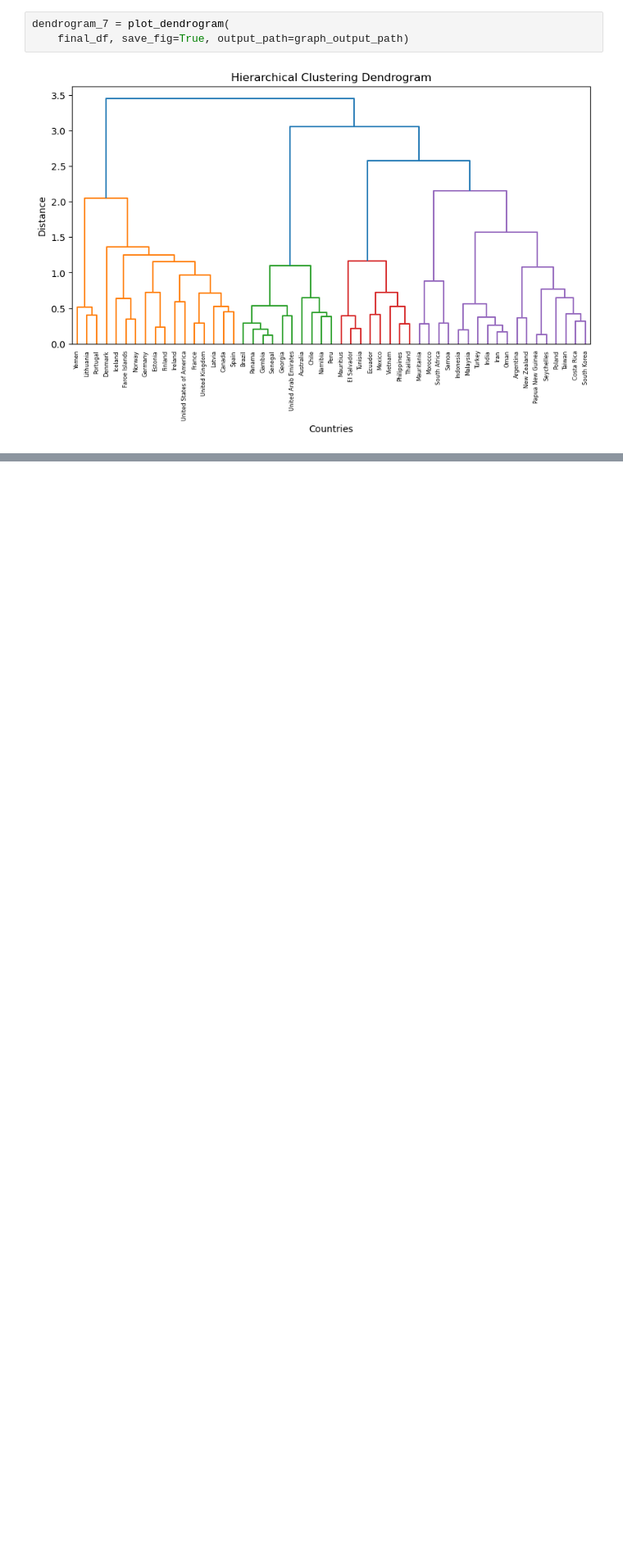
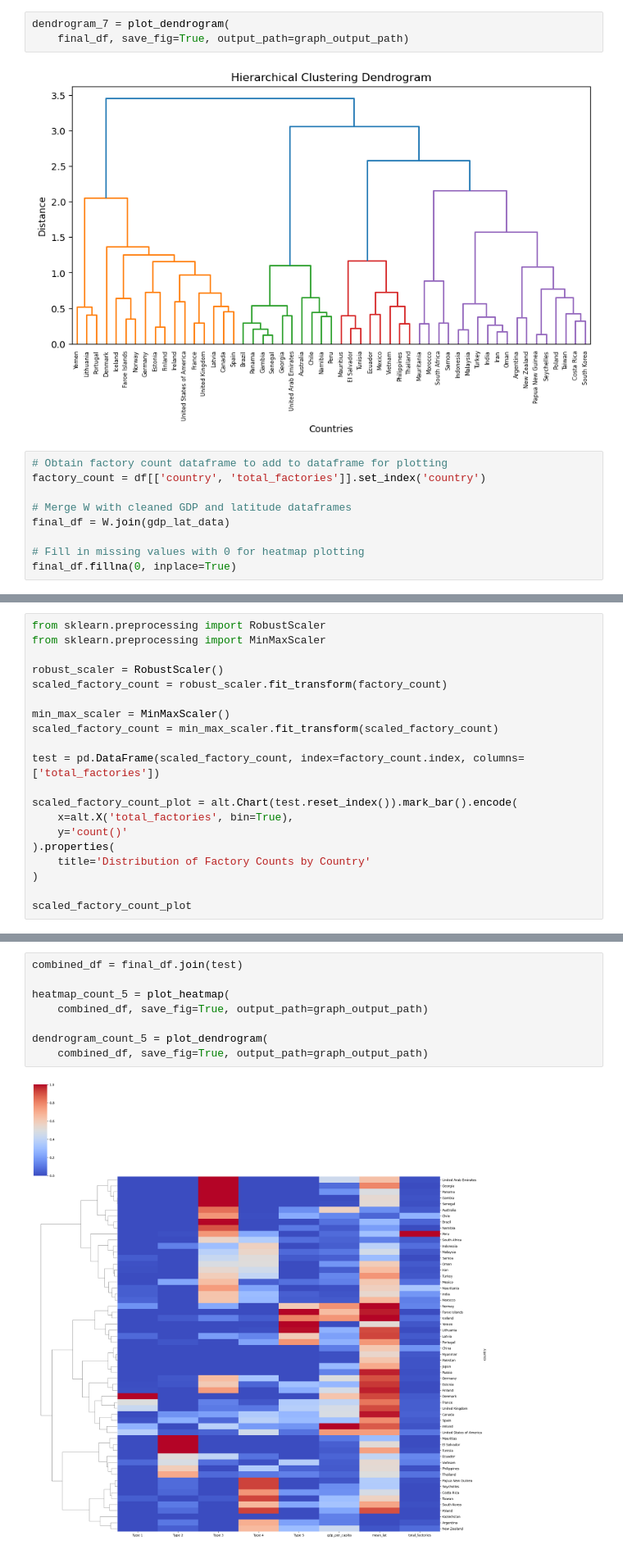
Before and after one commit to SeaAroundUs/end-use-clustering, a Jupyter notebook: src/clustering_testing.ipynb, the cells around one changed output, grey strips where cells are left out. Shown at 82% size. Cells and saved outputs as stored; diff of their text form; blank space fills up the shorter version.

```diff
--- a/src/clustering_testing.ipynb
+++ b/src/clustering_testing.ipynb
@@ -193,3 +196,12 @@ dendrogram_7 = plot_dendrogram(
     final_df, save_fig=True, output_path=graph_output_path)
 # %% [output]
 [figure]
+# %%
+# Obtain factory count dataframe to add to dataframe for plotting
+factory_count = df[['country', 'total_factories']].set_index('country')
+
+# Merge W with cleaned GDP and latitude dataframes
+final_df = W.join(gdp_lat_data)
+
+# Fill in missing values with 0 for heatmap plotting
+final_df.fillna(0, inplace=True)
@@ -195,0 +243,20 @@ dendrogram_7 = plot_dendrogram(
+# %%
+from sklearn.preprocessing import RobustScaler
+from sklearn.preprocessing import MinMaxScaler
+
+robust_scaler = RobustScaler()
+scaled_factory_count = robust_scaler.fit_transform(factory_count)
+
+min_max_scaler = MinMaxScaler()
+scaled_factory_count = min_max_scaler.fit_transform(scaled_factory_count)
+
+test = pd.DataFrame(scaled_factory_count, index=factory_count.index, columns=['total_factories'])
+
+scaled_factory_count_plot = alt.Chart(test.reset_index()).mark_bar().encode(
+    x=alt.X('total_factories', bin=True),
+    y='count()'
+).properties(
+    title='Distribution of Factory Counts by Country'
+)
+
+scaled_factory_count_plot
@@ -195,0 +265,10 @@ dendrogram_7 = plot_dendrogram(
+# %%
+combined_df = final_df.join(test)
+
+heatmap_count_5 = plot_heatmap(
+    combined_df, save_fig=True, output_path=graph_output_path)
+
+dendrogram_count_5 = plot_dendrogram(
+    combined_df, save_fig=True, output_path=graph_output_path)
+# %% [output]
+[figure, added]
```
Also changed, not shown: parts of 12 cells of this notebook, 7 other files.
